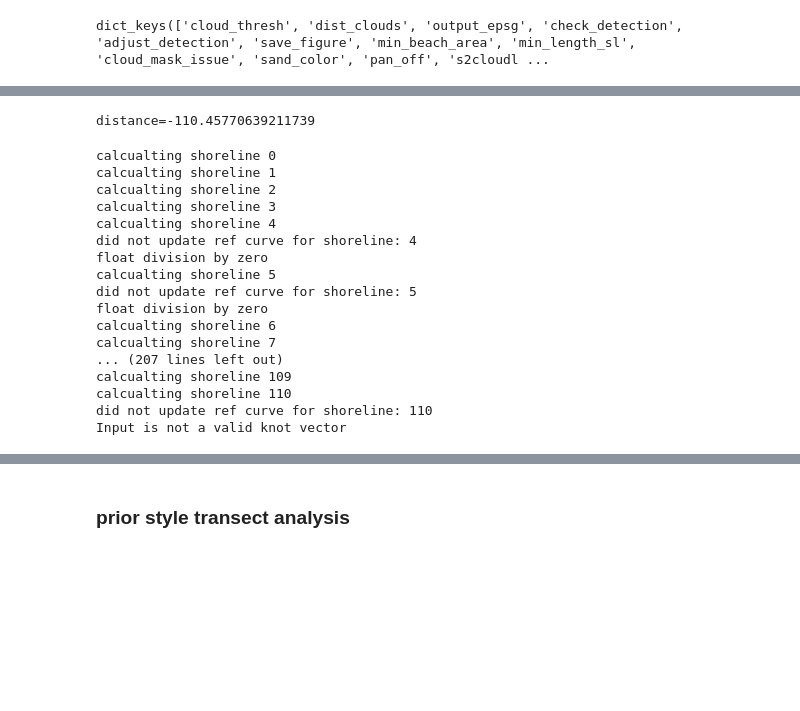
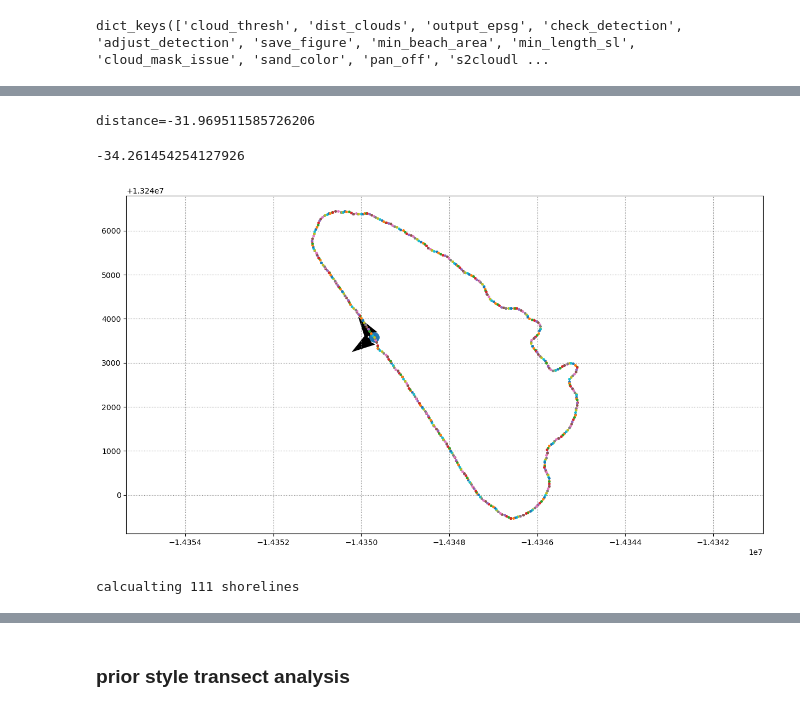
Before and after one commit to Wzesk/CoastSat, a Jupyter notebook: testing.ipynb, the cells around one changed output, grey strips where cells are left out. Drawn from its saved outputs; the diff is of its cells as text; code cells hidden in the pictures; blank space fills up the shorter version.

```diff
--- a/testing.ipynb
+++ b/testing.ipynb
@@ -177,33 +177,37 @@ plt.show()
 # %%
 #testing finding the closest point on the curve and calculating distance
-
-sample_point = output['shorelines'][25][10]
+test_shoreline = output['shorelines'][0]
+sample_point = test_shoreline[130]
 pt,pt_t = SDS_universal_transects.closest_point_on_curve(ref_crv,0.005,sample_point)
 ref_plane = SDS_universal_transects.get_plane_along_nurbs(ref_crv,pt_t)
 pln_coords = SDS_universal_transects.get_plane_coordinates(sample_point,ref_plane)
 #sample_point,ref_plane['origin'],pln_coords
 print("distance="+pln_coords[1].__str__())
 # %% [output]
-distance=-110.45770639211739
+distance=-31.969511585726206
+# %%
+%matplotlib inline
+fig = plt.figure(figsize=[15,8])
+plt.axis('equal')
+plt.grid(linestyle=':', color='0.5')
+plt.quiver(ref_plane['origin'][0], ref_plane['origin'][1], ref_plane['xvec'][0], ref_plane['xvec'][1], scale=25)
+plt.quiver(ref_plane['origin'][0], ref_plane['origin'][1], ref_plane['yvec'][0], ref_plane['yvec'][1], scale=25)
+
+ref_pt,ref_distance = SDS_universal_transects.closest_point_in_plane_axis(test_shoreline,ref_plane)
+print(ref_distance)
+plt.plot(ref_pt[0],ref_pt[1], '.',ms=25)
+# for i in range(len(curve_points)):
+#     plt.plot(curve_points[i][0], curve_points[i][1], '.',ms=10)
+for i in range(len(test_shoreline)):
+    plt.plot(test_shoreline[i][0], test_shoreline[i][1], '.',ms=5)
+
+plt.show()
+# %% [output]
+-34.261454254127926
+[figure, added]
 # %%
 transect_distance_csv_path = os.path.join(inputs['filepath'], 'offsets.csv')
-settings["upd_reference_nurbs"] = SDS_universal_transects.record_shoreline_offsets(output,settings,transect_distance_csv_path)
+settings["upd_reference_nurbs"],pts_out = SDS_universal_transects.record_shoreline_offsets(output,settings,transect_distance_csv_path)
 # %% [output]
-calcualting shoreline 0
-calcualting shoreline 1
-calcualting shoreline 2
-calcualting shoreline 3
-calcualting shoreline 4
-did not update ref curve for shoreline: 4
-float division by zero
-calcualting shoreline 5
-did not update ref curve for shoreline: 5
-float division by zero
-calcualting shoreline 6
-calcualting shoreline 7
-... (207 lines left out)
-calcualting shoreline 109
-calcualting shoreline 110
-did not update ref curve for shoreline: 110
-Input is not a valid knot vector
+calcualting 111 shorelines
 # %%
```
Also changed, not shown: parts of 3 cells of this notebook, 1 other file.
